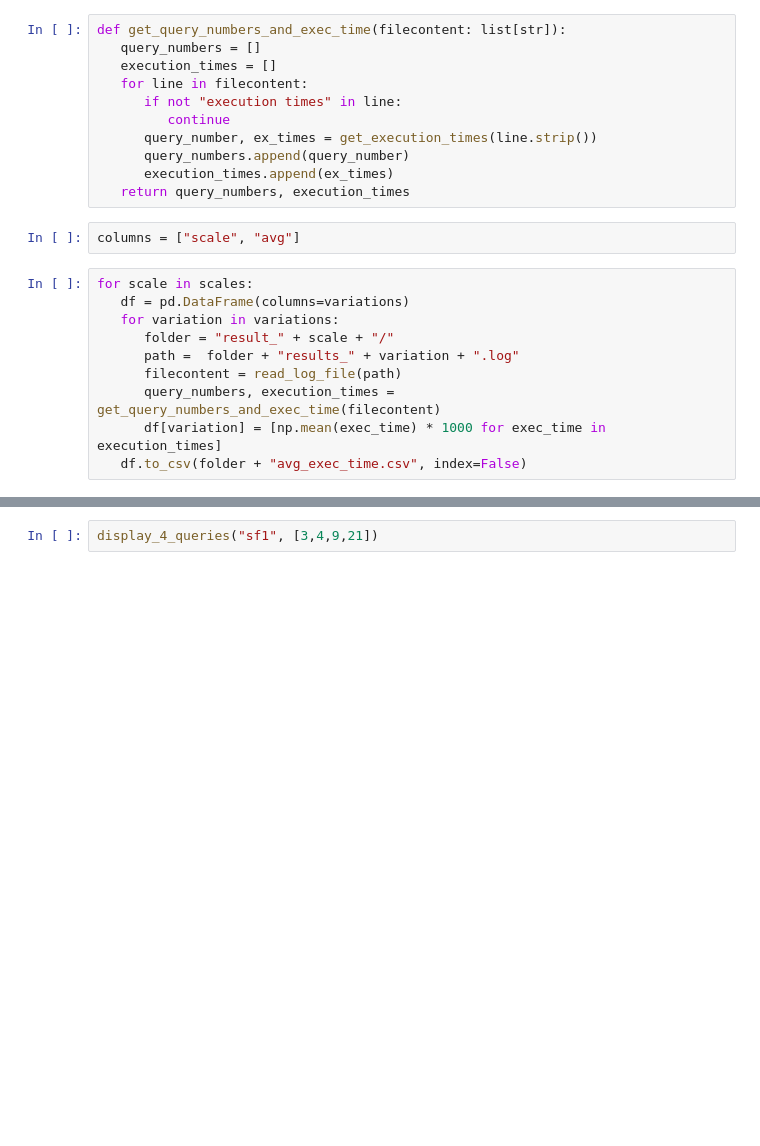
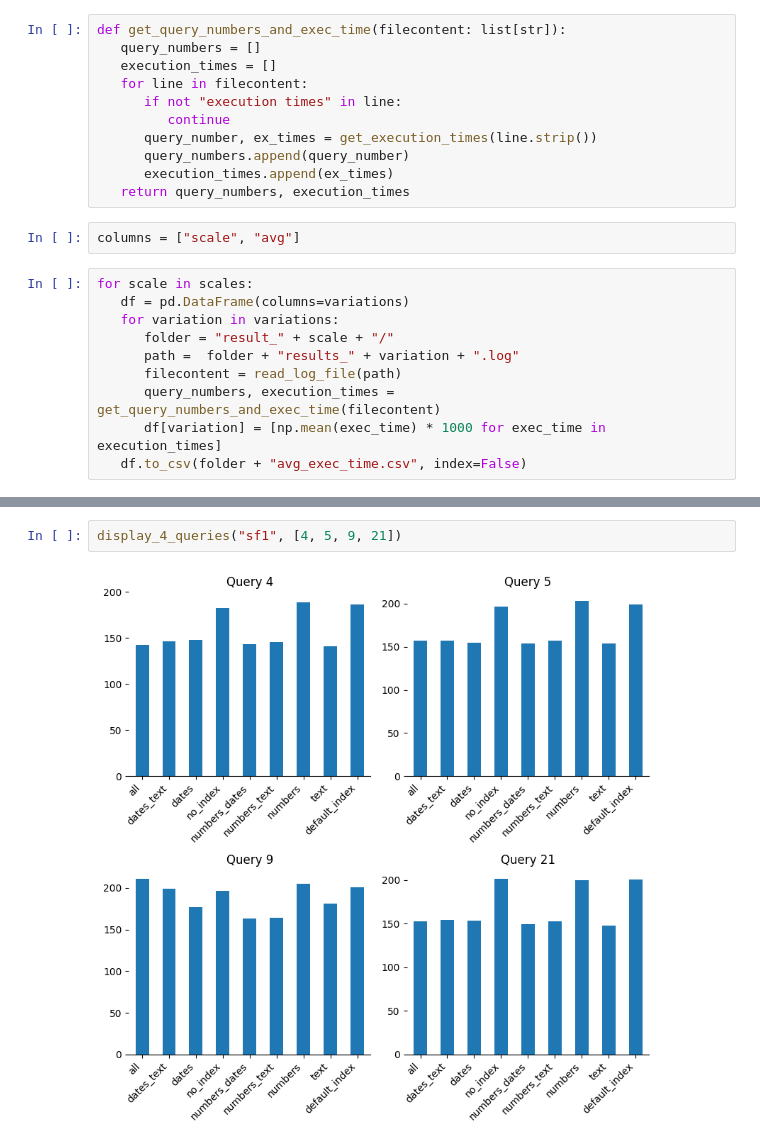
Before and after one commit to xXPinkmagicXx/csp_db, a Jupyter notebook: execution_time.ipynb, the cells around one changed output, grey strips where cells are left out. Drawn from its saved outputs; the diff is of its cells as text; blank space fills up the shorter version.

Commit message:
Minor visualization change

```diff
--- a/execution_time.ipynb
+++ b/execution_time.ipynb
@@ -100,5 +123,7 @@ df
 # %%
-display_4_queries("sf1", [3,4,9,21])
+display_4_queries("sf1", [4, 5, 9, 21])
+# %% [output]
+[figure, added]
 # %%
 def display_all_queries_for_scale(scale: str):
     path = f"result_{scale}/avg_exec_time.csv"
```
Also changed, not shown: parts of 6 cells of this notebook.
